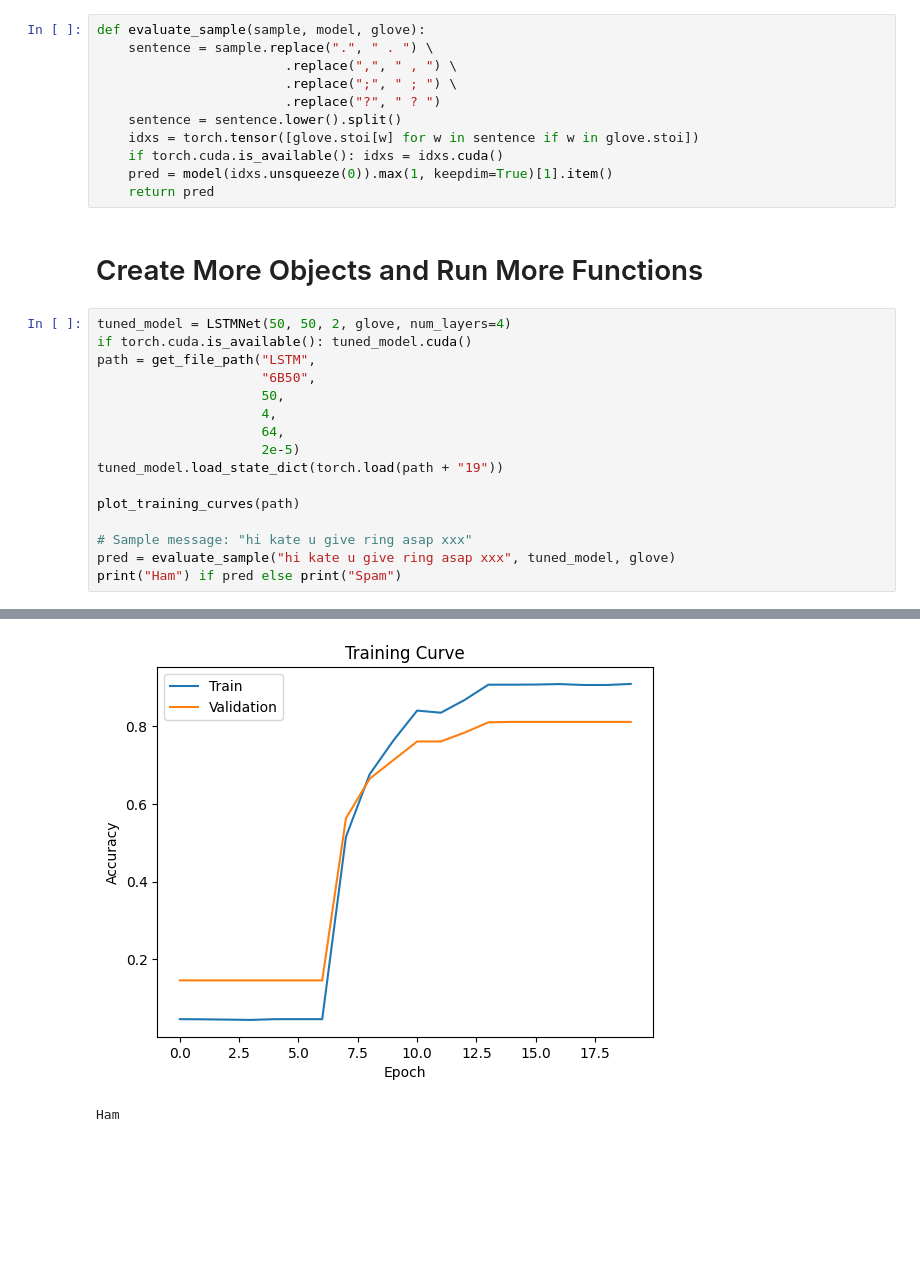
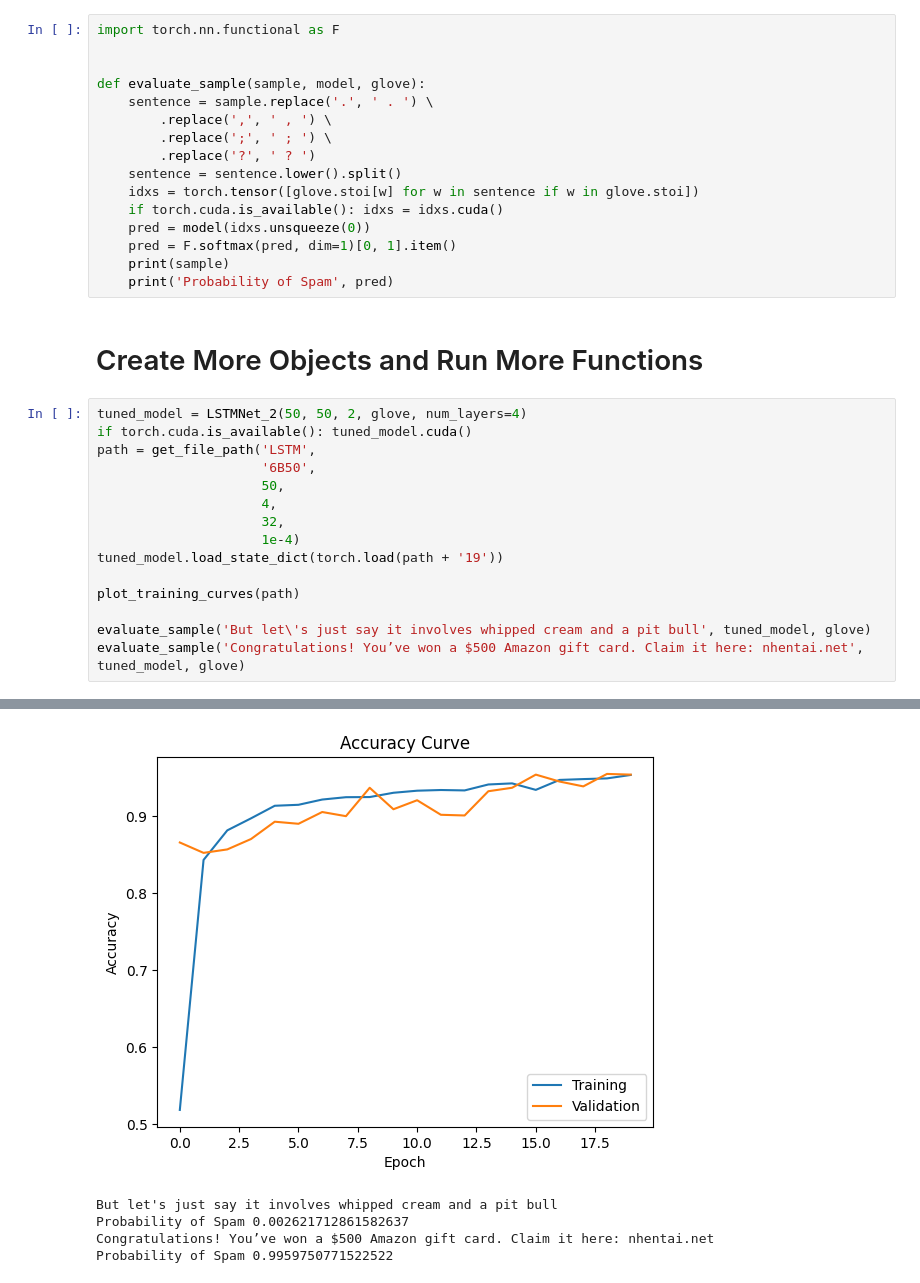
Before and after one commit to Niazitahir/SMS_Spam_Detection_APS360, a Jupyter notebook: primary_model.ipynb, the cells around one changed output, grey strips where cells are left out. Cells and saved outputs as stored; diff of their text form; blank space fills up the shorter version.

Commit message:
Tuned hyperparameters

```diff
--- a/primary_model.ipynb
+++ b/primary_model.ipynb
@@ -281,32 +476,36 @@ def plot_training_curves(path):
 # %% [markdown]
 # Detect Spam on Sample SMS Message
 # %%
+import torch.nn.functional as F
+
+
 def evaluate_sample(sample, model, glove):
-    sentence = sample.replace(".", " . ") \
-                        .replace(",", " , ") \
-                        .replace(";", " ; ") \
-                        .replace("?", " ? ")
+    sentence = sample.replace('.', ' . ') \
+        .replace(',', ' , ') \
+        .replace(';', ' ; ') \
+        .replace('?', ' ? ')
     sentence = sentence.lower().split()
     idxs = torch.tensor([glove.stoi[w] for w in sentence if w in glove.stoi])
     if torch.cuda.is_available(): idxs = idxs.cuda()
-    pred = model(idxs.unsqueeze(0)).max(1, keepdim=True)[1].item()
-    return pred
+    pred = model(idxs.unsqueeze(0))
+    pred = F.softmax(pred, dim=1)[0, 1].item()
+    print(sample)
+    print('Probability of Spam', pred)
 # %% [markdown]
 # Create More Objects and Run More Functions
 # %%
-tuned_model = LSTMNet(50, 50, 2, glove, num_layers=4)
+tuned_model = LSTMNet_2(50, 50, 2, glove, num_layers=4)
 if torch.cuda.is_available(): tuned_model.cuda()
-path = get_file_path("LSTM",
-                     "6B50",
+path = get_file_path('LSTM',
+                     '6B50',
                      50,
                      4,
-                     64,
-                     2e-5)
-tuned_model.load_state_dict(torch.load(path + "19"))
+                     32,
+                     1e-4)
+tuned_model.load_state_dict(torch.load(path + '19'))
 
 plot_training_curves(path)
 
-# Sample message: "hi kate u give ring asap xxx"
-pred = evaluate_sample("hi kate u give ring asap xxx", tuned_model, glove)
-print("Ham") if pred else print("Spam")
+evaluate_sample('But let\'s just say it involves whipped cream and a pit bull', tuned_model, glove)
+evaluate_sample('Congratulations! You’ve won a $500 Amazon gift card. Claim it here: nhentai.net', tuned_model, glove)
 # %% [output]
@@ -314,2 +513,5 @@ print("Ham") if pred else print("Spam")
-[figure, old version]
+[figure, new version]
-Ham
+But let's just say it involves whipped cream and a pit bull
+Probability of Spam 0.002621712861582637
+Congratulations! You’ve won a $500 Amazon gift card. Claim it here: nhentai.net
+Probability of Spam 0.9959750771522522
```
Also changed, not shown: parts of 17 cells of this notebook.
